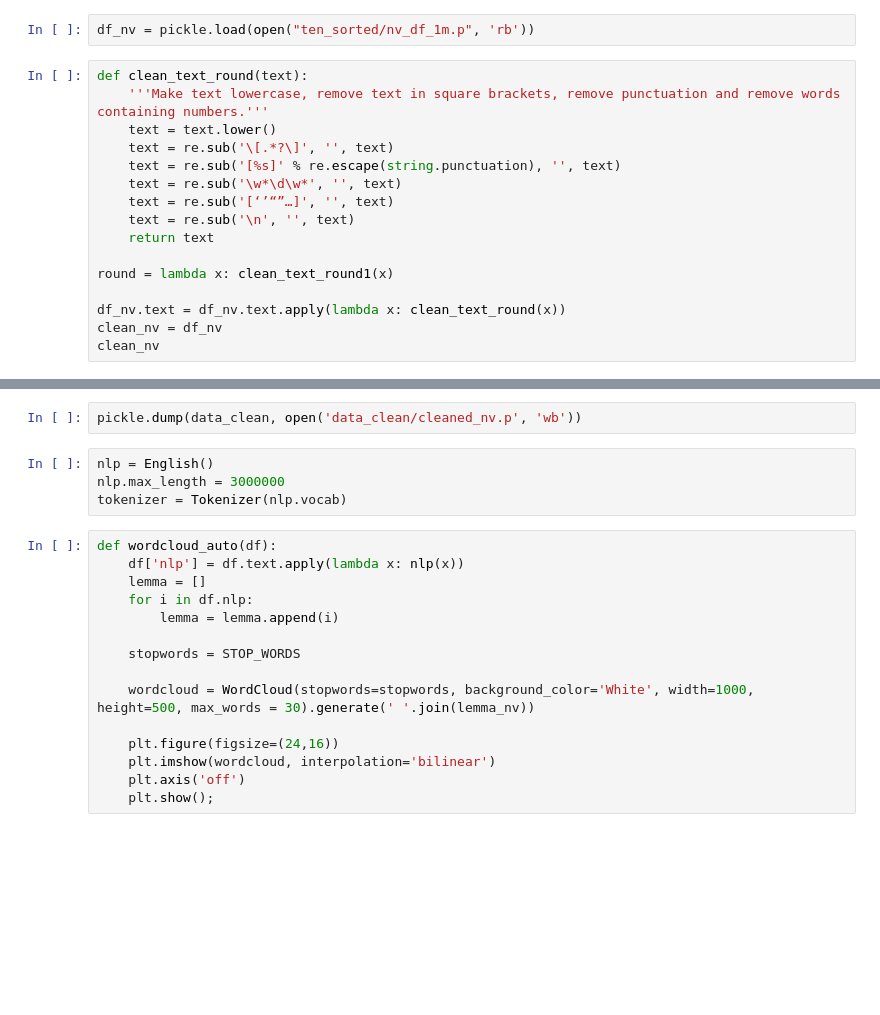
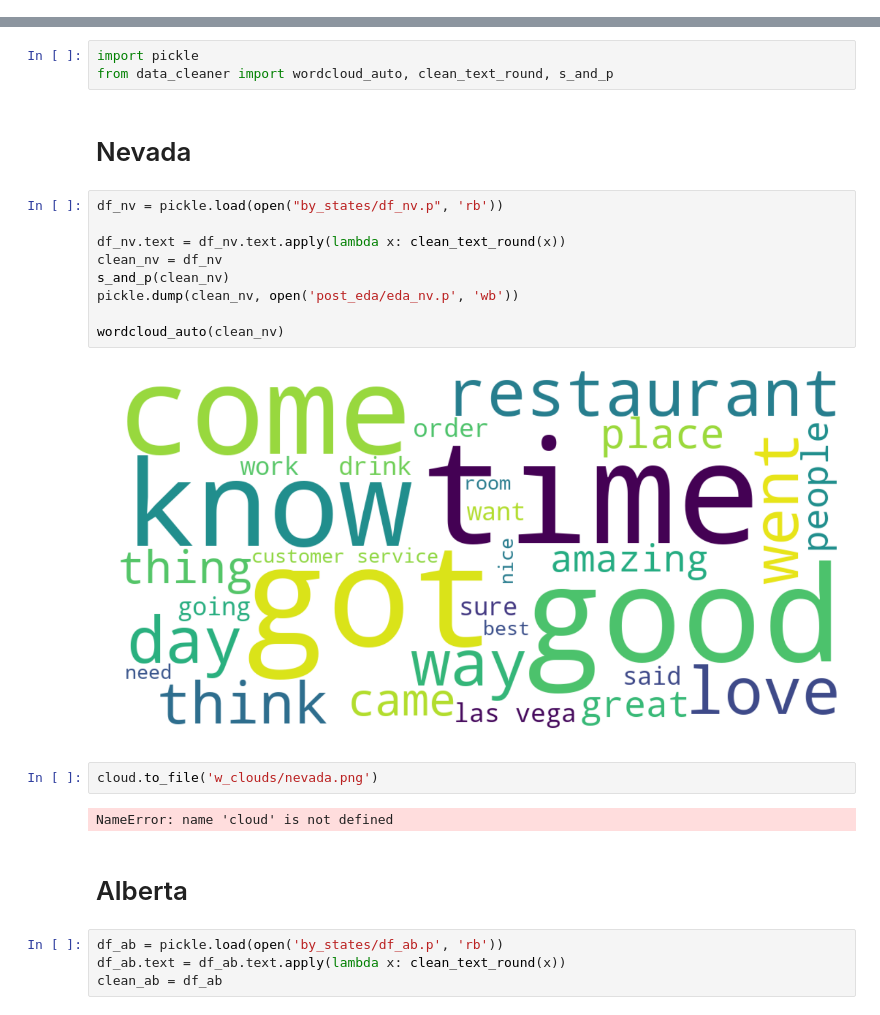
Before and after one commit to Daveedlee/yelp_NLP, a Jupyter notebook: cleaning_eda.ipynb, the cells around one changed output, grey strips where cells are left out. Cells and saved outputs as stored; diff of their text form; blank space fills up the shorter version.

```diff
--- a/cleaning_eda.ipynb
+++ b/cleaning_eda.ipynb
@@ -12,18 +0,0 @@ from gensim.parsing.preprocessing import remove_stopwords
-# %%
-df_nv = pickle.load(open("ten_sorted/nv_df_1m.p", 'rb'))
-# %%
-def clean_text_round(text):
-    '''Make text lowercase, remove text in square brackets, remove punctuation and remove words containing numbers.'''
-    text = text.lower()
-    text = re.sub('\[.*?\]', '', text)
-    text = re.sub('[%s]' % re.escape(string.punctuation), '', text)
-    text = re.sub('\w*\d\w*', '', text)
-    text = re.sub('[‘’“”…]', '', text)
-    text = re.sub('\n', '', text)
-    return text
-
-round = lambda x: clean_text_round1(x)
-
-df_nv.text = df_nv.text.apply(lambda x: clean_text_round(x))
-clean_nv = df_nv
-clean_nv
@@ -45,22 +1,27 @@ clean_nv
-# %%
-pickle.dump(data_clean, open('data_clean/cleaned_nv.p', 'wb'))
-# %%
-nlp = English()
-nlp.max_length = 3000000
-tokenizer = Tokenizer(nlp.vocab)
-# %%
-def wordcloud_auto(df):
-    df['nlp'] = df.text.apply(lambda x: nlp(x))
-    lemma = []
-    for i in df.nlp:
-        lemma = lemma.append(i)
-
-    stopwords = STOP_WORDS
-
-    wordcloud = WordCloud(stopwords=stopwords, background_color='White', width=1000, height=500, max_words = 30).generate(' '.join(lemma_nv))
-
-    plt.figure(figsize=(24,16))
-    plt.imshow(wordcloud, interpolation='bilinear')
-    plt.axis('off')
-    plt.show();
+# %%
+import pickle
+from data_cleaner import wordcloud_auto, clean_text_round, s_and_p
+# %% [markdown]
+# Nevada
+# %%
+df_nv = pickle.load(open("by_states/df_nv.p", 'rb'))
+
+df_nv.text = df_nv.text.apply(lambda x: clean_text_round(x))
+clean_nv = df_nv
+s_and_p(clean_nv)
+pickle.dump(clean_nv, open('post_eda/eda_nv.p', 'wb'))
+
+wordcloud_auto(clean_nv)
+# %% [output]
+[figure, added]
+# %%
+cloud.to_file('w_clouds/nevada.png')
+# %% [output]
+NameError: name 'cloud' is not defined
+# %% [markdown]
+# Alberta
+# %%
+df_ab = pickle.load(open('by_states/df_ab.p', 'rb'))
+df_ab.text = df_ab.text.apply(lambda x: clean_text_round(x))
+clean_ab = df_ab
 # %%
```
Also changed, not shown: parts of 23 cells of this notebook, 3 other files.
